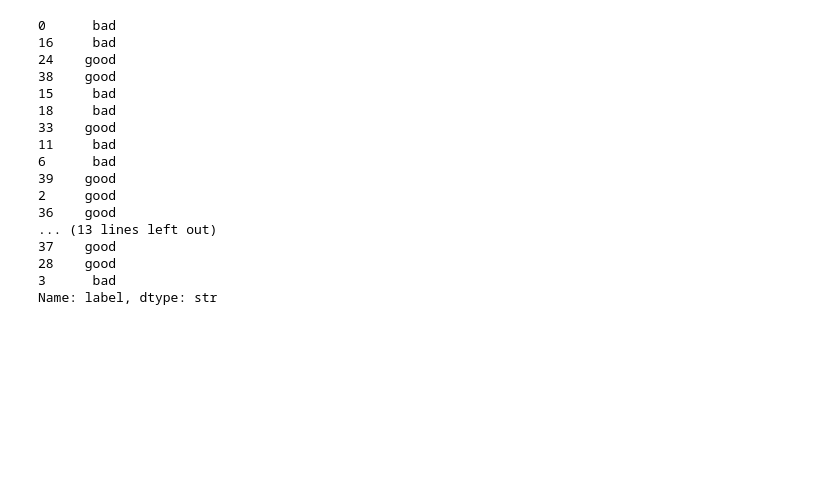
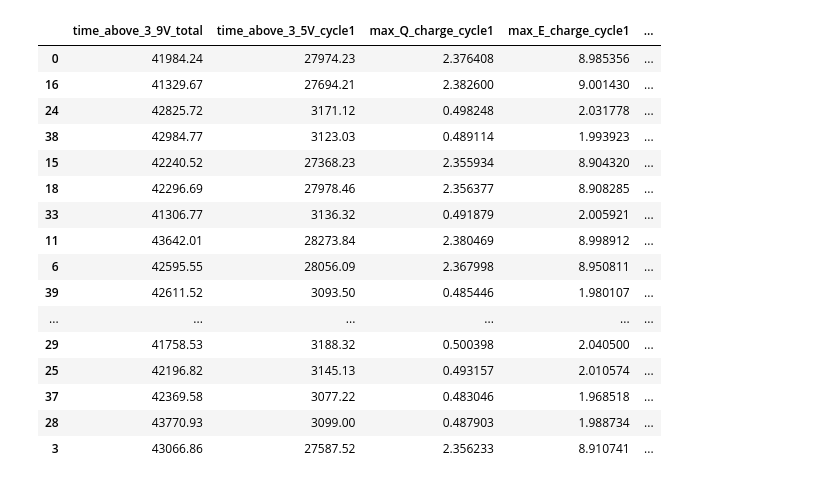
Before and after one commit to MathLR7/AI_ETEC_projects, a Jupyter notebook: test.ipynb, the cells around one changed output. Saved outputs shown, nothing was run; the diff lists cells and outputs as text; code cells hidden in the pictures; blank space fills up the shorter version.

```diff
--- a/test.ipynb
+++ b/test.ipynb
@@ -34,23 +13,24 @@ features1
 # %%
 filtered = src.filtered_features(features, labeled_df)
 
 X_train, X_test, y_train, y_test = src.separeData(filtered)
-y_train
+
+X_train
 # %% [output]
-0      bad
-16     bad
-24    good
-38    good
-15     bad
-18     bad
-33    good
-11     bad
-6      bad
-39    good
-2     good
-36    good
-... (13 lines left out)
-37    good
-28    good
-3      bad
-Name: label, dtype: str
+|  | time_above_3_9V_total | time_above_3_5V_cycle1 | max_Q_charge_cycle1 | max_E_charge_cycle1 | ... |
+| 0 | 41984.24 | 27974.23 | 2.376408 | 8.985356 | ... |
+| 16 | 41329.67 | 27694.21 | 2.382600 | 9.001430 | ... |
+| 24 | 42825.72 | 3171.12 | 0.498248 | 2.031778 | ... |
+| 38 | 42984.77 | 3123.03 | 0.489114 | 1.993923 | ... |
+| 15 | 42240.52 | 27368.23 | 2.355934 | 8.904320 | ... |
+| 18 | 42296.69 | 27978.46 | 2.356377 | 8.908285 | ... |
+| 33 | 41306.77 | 3136.32 | 0.491879 | 2.005921 | ... |
+| 11 | 43642.01 | 28273.84 | 2.380469 | 8.998912 | ... |
+| 6 | 42595.55 | 28056.09 | 2.367998 | 8.950811 | ... |
+| 39 | 42611.52 | 3093.50 | 0.485446 | 1.980107 | ... |
+| ... | ... | ... | ... | ... | ... |
+| 29 | 41758.53 | 3188.32 | 0.500398 | 2.040500 | ... |
+| 25 | 42196.82 | 3145.13 | 0.493157 | 2.010574 | ... |
+| 37 | 42369.58 | 3077.22 | 0.483046 | 1.968518 | ... |
+| 28 | 43770.93 | 3099.00 | 0.487903 | 1.988734 | ... |
+| 3 | 43066.86 | 27587.52 | 2.356233 | 8.910741 | ... |
```
Also changed, not shown: parts of 7 cells of this notebook.
